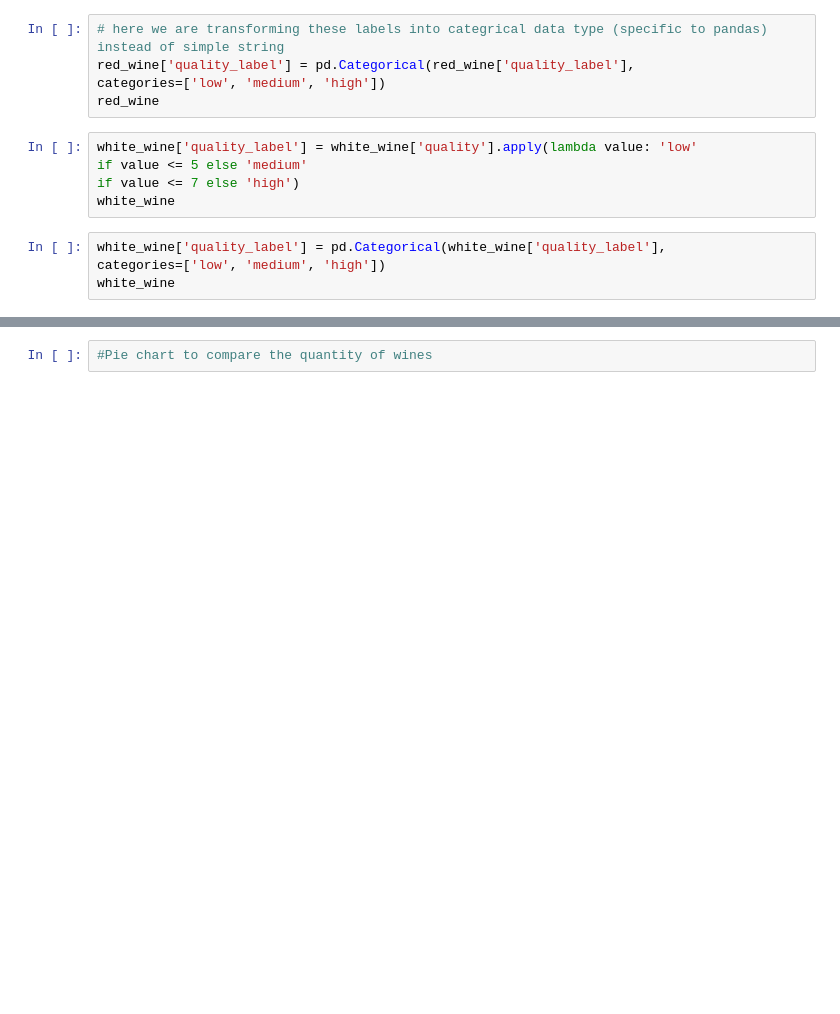
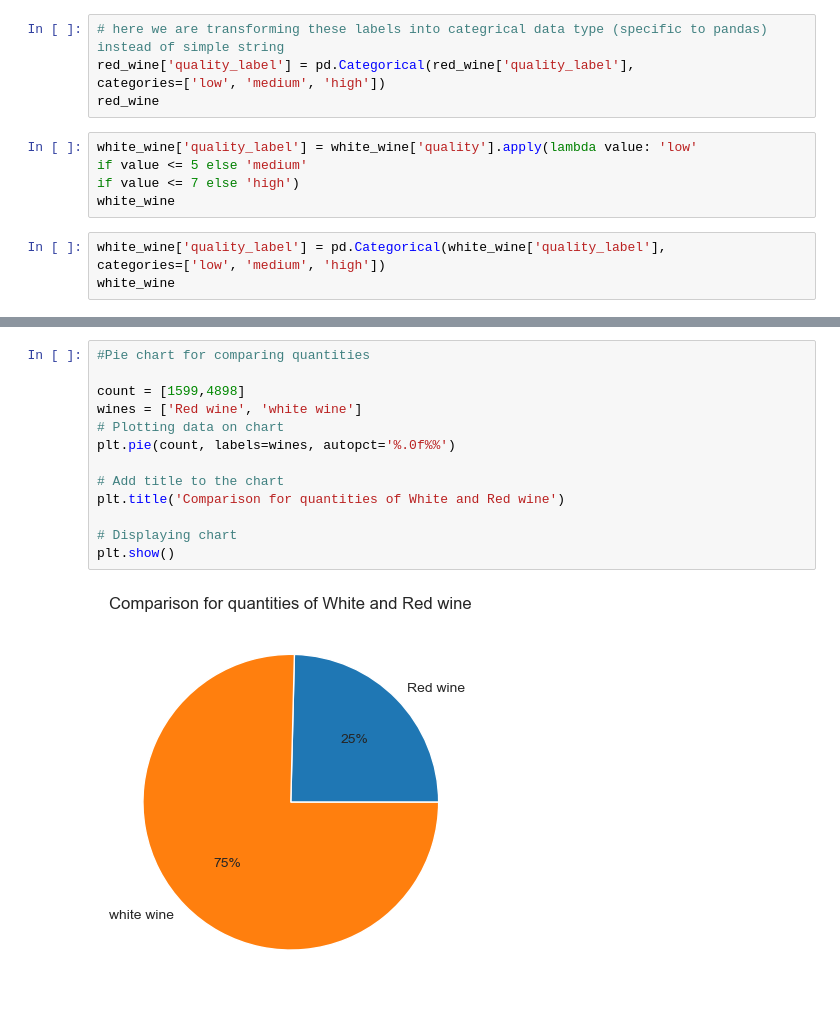
Before and after one commit to roop-kaur/BBVines, a Jupyter notebook: sprint_1.ipynb, the cells around one changed output, grey strips where cells are left out. Cells and saved outputs as stored; diff of their text form; blank space fills up the shorter version.

```diff
--- a/sprint_1.ipynb
+++ b/sprint_1.ipynb
@@ -58,2 +112,15 @@ wine_quality_subset
-# %%
-#Pie chart to compare the quantity of wines
+# %%
+#Pie chart for comparing quantities
+
+count = [1599,4898]
+wines = ['Red wine', 'white wine']
+# Plotting data on chart
+plt.pie(count, labels=wines, autopct='%.0f%%')
+
+# Add title to the chart
+plt.title('Comparison for quantities of White and Red wine')
+
+# Displaying chart
+plt.show()
+# %% [output]
+[figure, added]
```
Also changed, not shown: parts of 15 cells of this notebook, 2 other files.
